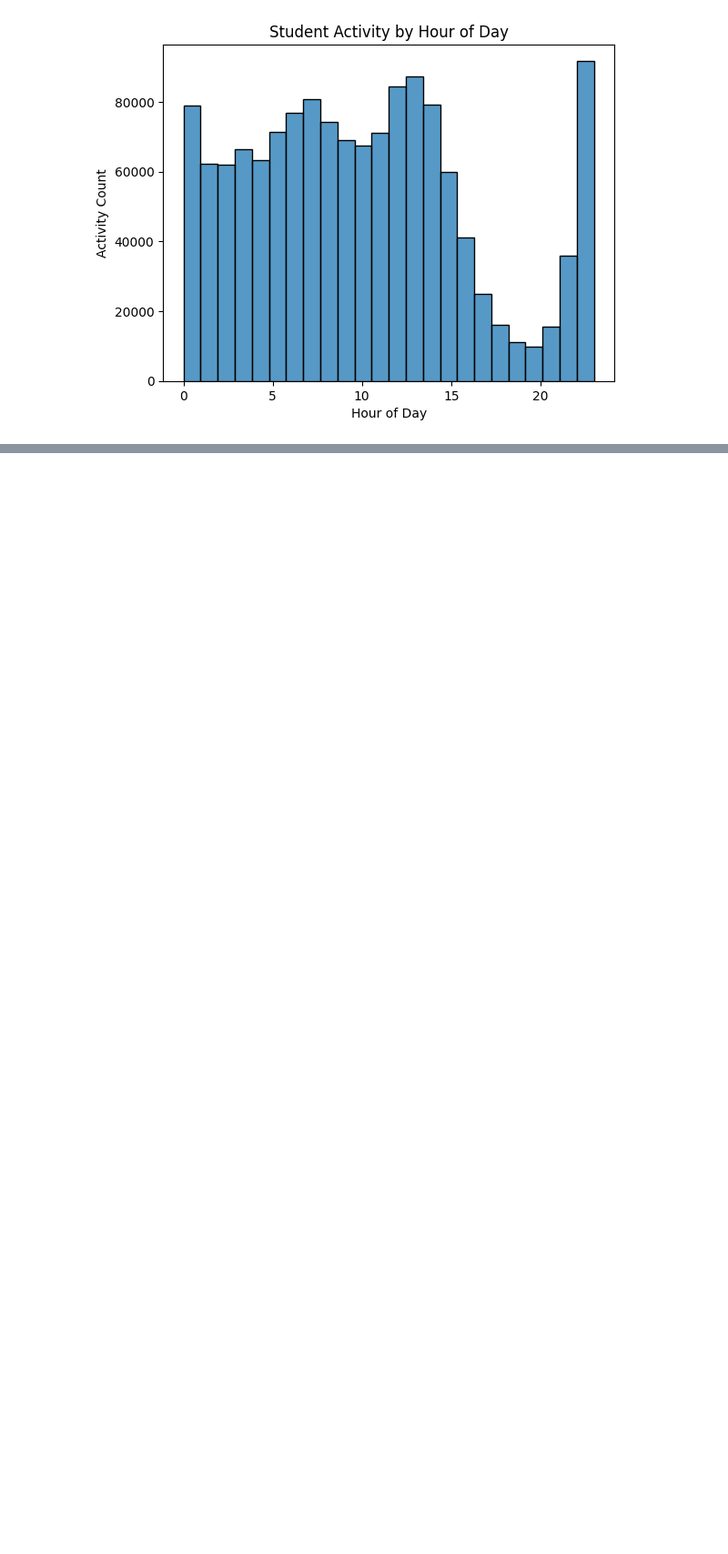
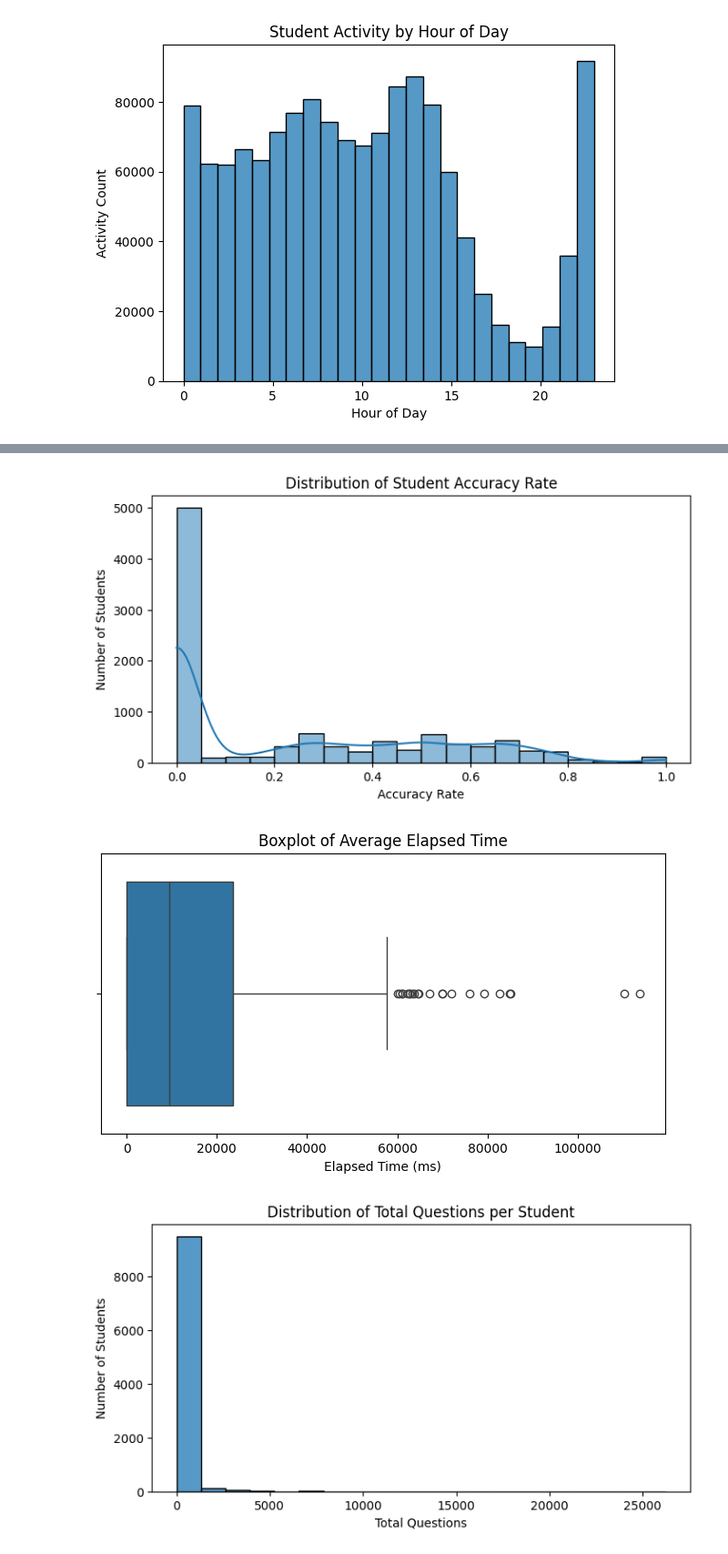
Before and after one commit to MoStrick/CapstoneProject_LearningPatterns, a Jupyter notebook: EDA.ipynb, the cells around one changed output, grey strips where cells are left out. Shown: that part at 91% size. Saved outputs shown, nothing was run; the diff lists cells and outputs as text; code cells hidden in the pictures; blank space fills up the shorter version.

```diff
--- a/EDA.ipynb
+++ b/EDA.ipynb
@@ -94,0 +105,29 @@ plt.show()
+# %%
+# Step 1: Load Data
+student_features = pd.read_parquet("student_behavior_features.parquet")
+student_features = student_features.fillna(0)
+# %%
+# Step 2: Visualizations
+plt.figure(figsize=(8, 4))
+sns.histplot(student_features["accuracy_rate"], bins=20, kde=True)
+plt.title("Distribution of Student Accuracy Rate")
+plt.xlabel("Accuracy Rate")
+plt.ylabel("Number of Students")
+plt.show()
+
+plt.figure(figsize=(8, 4))
+sns.boxplot(x=student_features["avg_elapsed_time"])
+plt.title("Boxplot of Average Elapsed Time")
+plt.xlabel("Elapsed Time (ms)")
+plt.show()
+
+plt.figure(figsize=(8, 4))
+sns.histplot(student_features["total_questions"], bins=20)
+plt.title("Distribution of Total Questions per Student")
+plt.xlabel("Total Questions")
+plt.ylabel("Number of Students")
+plt.show()
+# %% [output]
+[figure, added]
+[figure, added]
+[figure, added]
```
Also changed, not shown: parts of 10 cells of this notebook, 1 other file.
